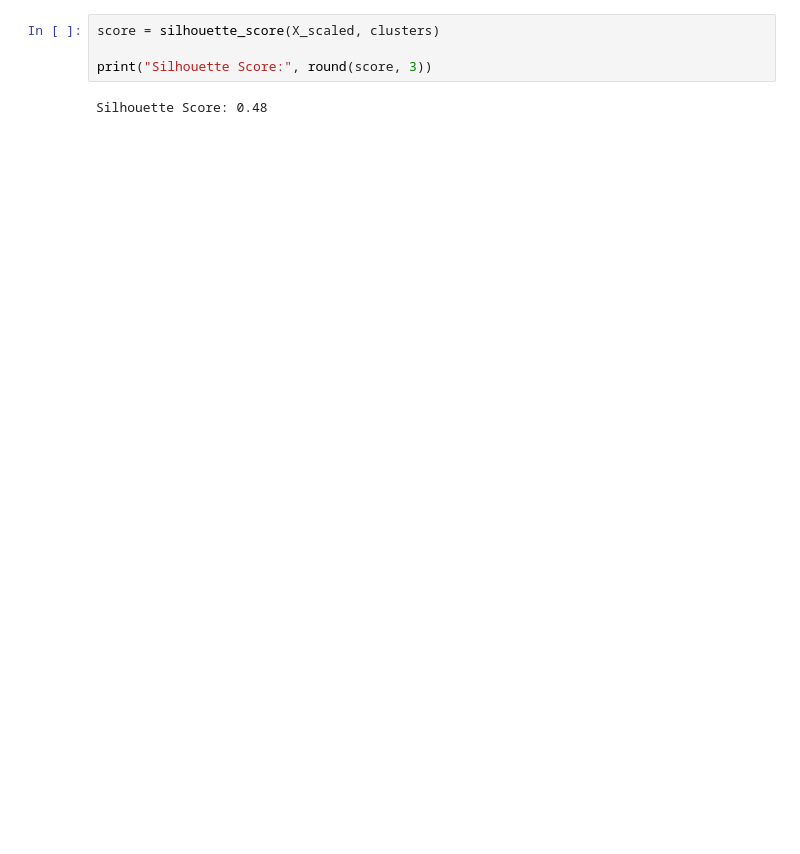
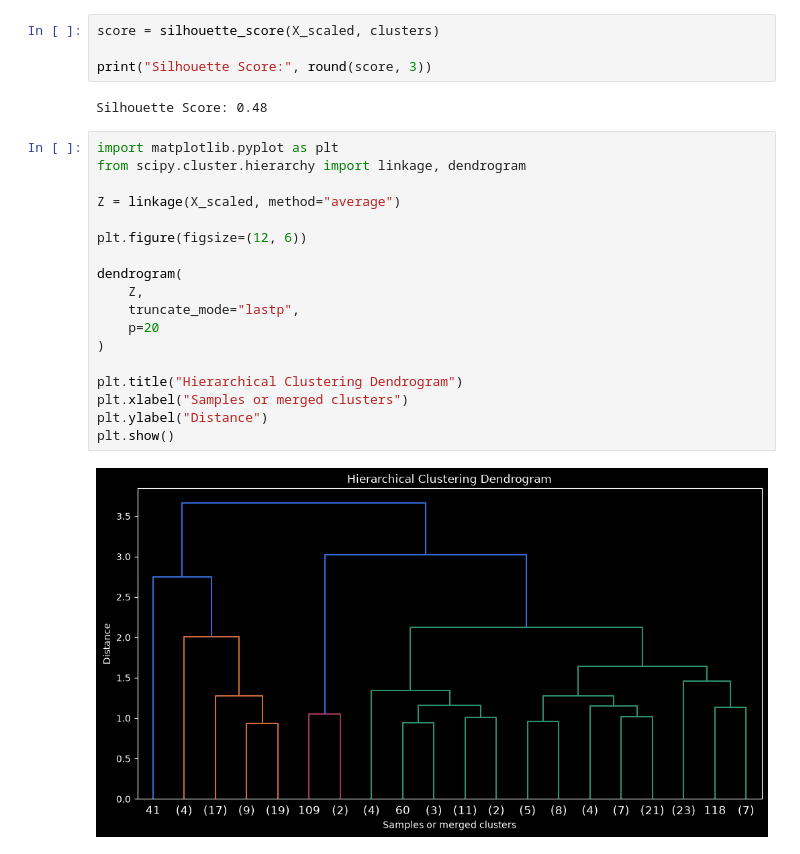
Before and after one commit to MUHAMMADZARYABKHAN-21/new.py, a Jupyter notebook: learning/machine-learning/scikit-learn/notebooks/06-unsupervised-learning/hierarchical_clustering_revision.ipynb, the cells around one changed output. Saved outputs shown, nothing was run; the diff lists cells and outputs as text; blank space fills up the shorter version.

```diff
--- a/learning/machine-learning/scikit-learn/notebooks/06-unsupervised-learning/hierarchical_clustering_revision.ipynb
+++ b/learning/machine-learning/scikit-learn/notebooks/06-unsupervised-learning/hierarchical_clustering_revision.ipynb
@@ -63,3 +65,23 @@ score = silhouette_score(X_scaled, clusters)
 print("Silhouette Score:", round(score, 3))
 # %% [output]
 Silhouette Score: 0.48
+# %%
+import matplotlib.pyplot as plt
+from scipy.cluster.hierarchy import linkage, dendrogram
+
+Z = linkage(X_scaled, method="average")
+
+plt.figure(figsize=(12, 6))
+
+dendrogram(
+    Z,
+    truncate_mode="lastp",
+    p=20
+)
+
+plt.title("Hierarchical Clustering Dendrogram")
+plt.xlabel("Samples or merged clusters")
+plt.ylabel("Distance")
+plt.show()
+# %% [output]
+[figure, added]
```
Also changed, not shown: parts of 5 cells of this notebook.
